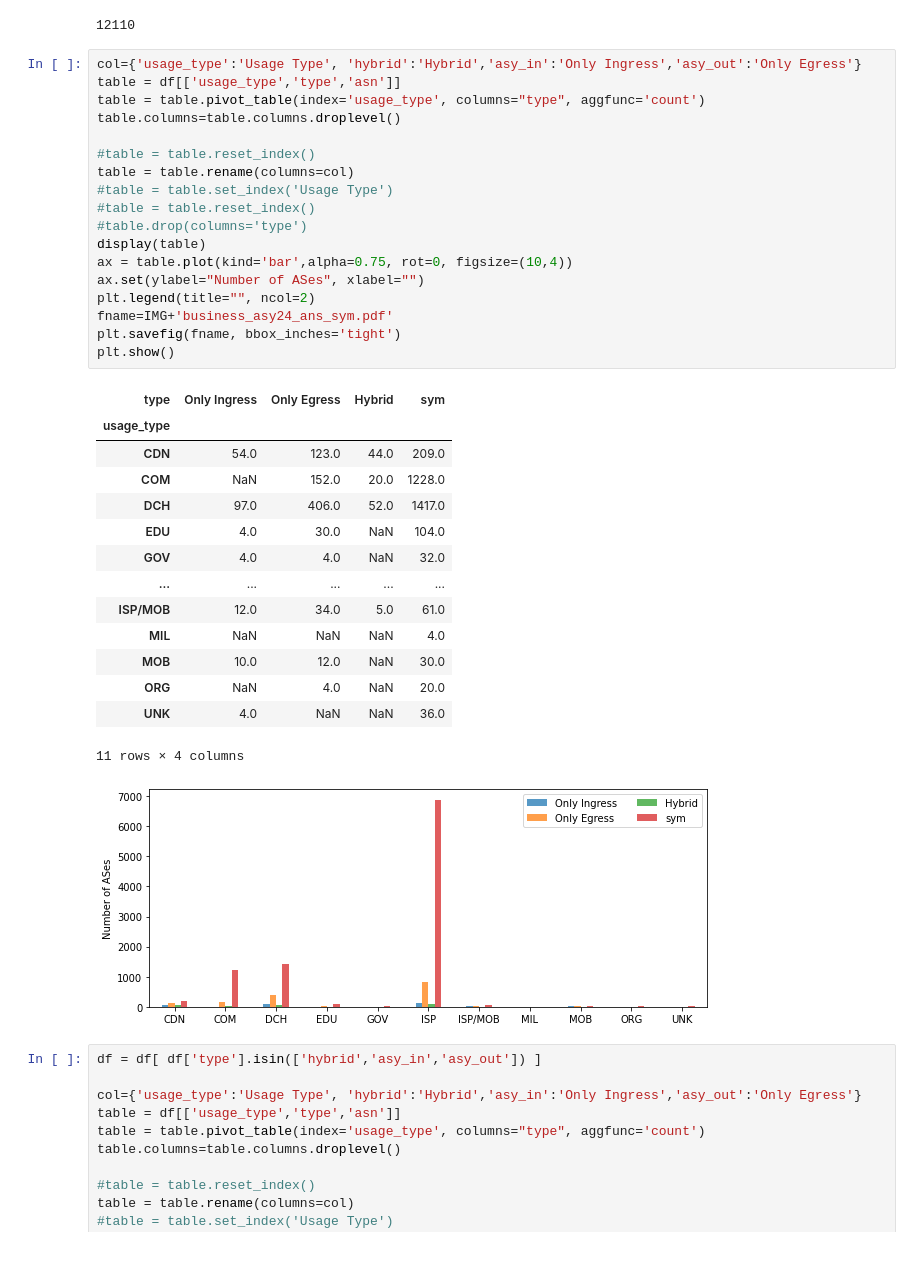
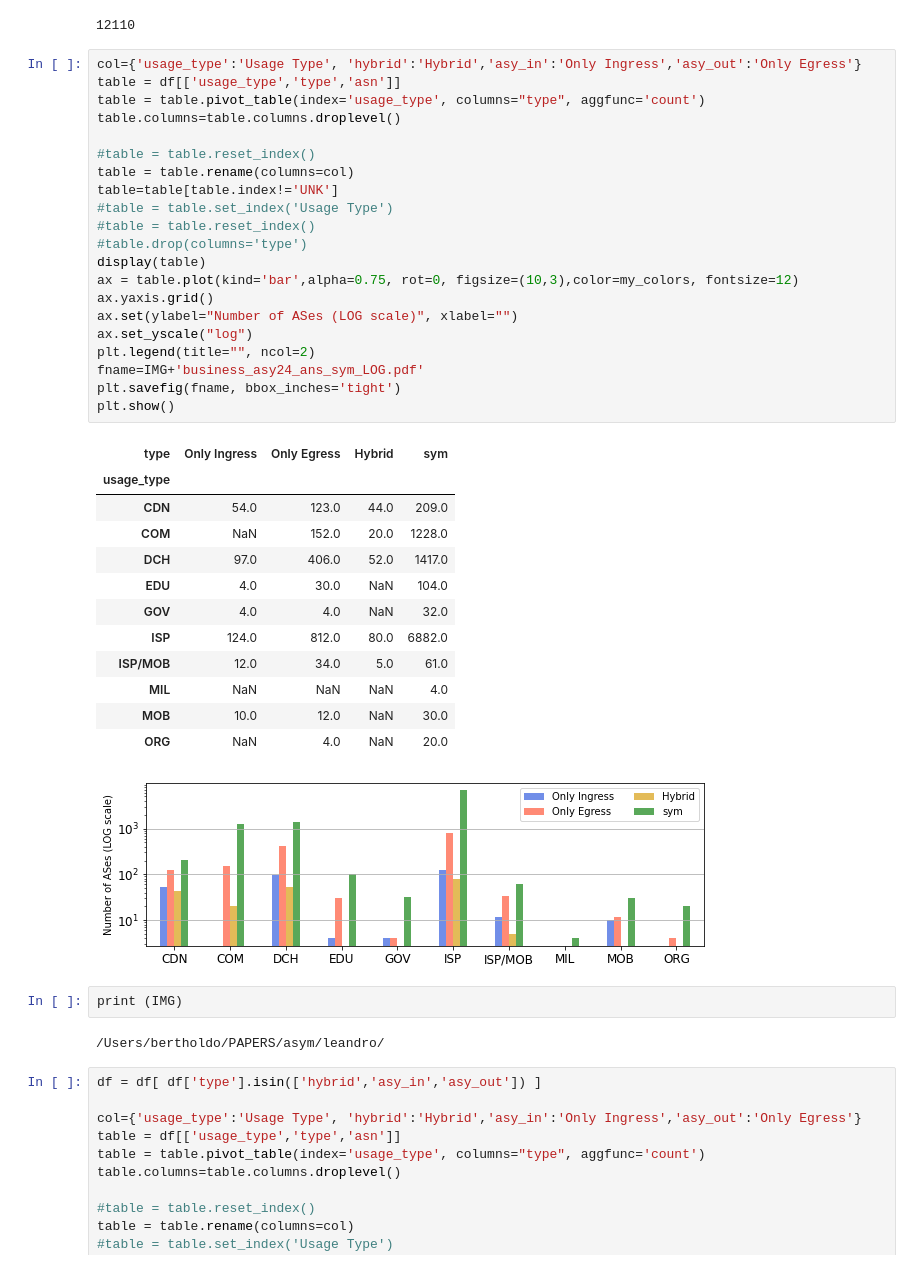
Before and after one commit to LMBertholdo/ixp-symmetry-rate, a Jupyter notebook: analyze/characterization.ipynb, the cells around one changed output. Saved outputs shown, nothing was run; the diff lists cells and outputs as text.

Commit message:
mvalue_thesis_print

```diff
--- a/analyze/characterization.ipynb
+++ b/analyze/characterization.ipynb
@@ -475,37 +475,42 @@ df[['asn','method','type']].duplicated().count()
 # %%
 col={'usage_type':'Usage Type', 'hybrid':'Hybrid','asy_in':'Only Ingress','asy_out':'Only Egress'}
 table = df[['usage_type','type','asn']]
 table = table.pivot_table(index='usage_type', columns="type", aggfunc='count')
 table.columns=table.columns.droplevel()
 
 #table = table.reset_index()
 table = table.rename(columns=col)
+table=table[table.index!='UNK']
 #table = table.set_index('Usage Type')
 #table = table.reset_index()
 #table.drop(columns='type')
 display(table)
-ax = table.plot(kind='bar',alpha=0.75, rot=0, figsize=(10,4))
-ax.set(ylabel="Number of ASes", xlabel="")
+ax = table.plot(kind='bar',alpha=0.75, rot=0, figsize=(10,3),color=my_colors, fontsize=12)
+ax.yaxis.grid()
+ax.set(ylabel="Number of ASes (LOG scale)", xlabel="")
+ax.set_yscale("log")
 plt.legend(title="", ncol=2)
-fname=IMG+'business_asy24_ans_sym.pdf'
+fname=IMG+'business_asy24_ans_sym_LOG.pdf'
 plt.savefig(fname, bbox_inches='tight')
 plt.show()
 # %% [output]
 | type | Only Ingress | Only Egress | Hybrid | sym |
 | usage_type |  |  |  |  |
 | CDN | 54.0 | 123.0 | 44.0 | 209.0 |
 | COM | NaN | 152.0 | 20.0 | 1228.0 |
 | DCH | 97.0 | 406.0 | 52.0 | 1417.0 |
 | EDU | 4.0 | 30.0 | NaN | 104.0 |
 | GOV | 4.0 | 4.0 | NaN | 32.0 |
-| ... | ... | ... | ... | ... |
+| ISP | 124.0 | 812.0 | 80.0 | 6882.0 |
 | ISP/MOB | 12.0 | 34.0 | 5.0 | 61.0 |
 | MIL | NaN | NaN | NaN | 4.0 |
 | MOB | 10.0 | 12.0 | NaN | 30.0 |
 | ORG | NaN | 4.0 | NaN | 20.0 |
-| UNK | 4.0 | NaN | NaN | 36.0 |
-11 rows × 4 columns
-[figure, old version]
+[figure, new version]
+# %%
+print (IMG)
+# %% [output]
+/Users/bertholdo/PAPERS/asym/leandro/
 # %%
 df = df[ df['type'].isin(['hybrid','asy_in','asy_out']) ]
 
```
Also changed, not shown: parts of 5 cells of this notebook, 2 other files.
